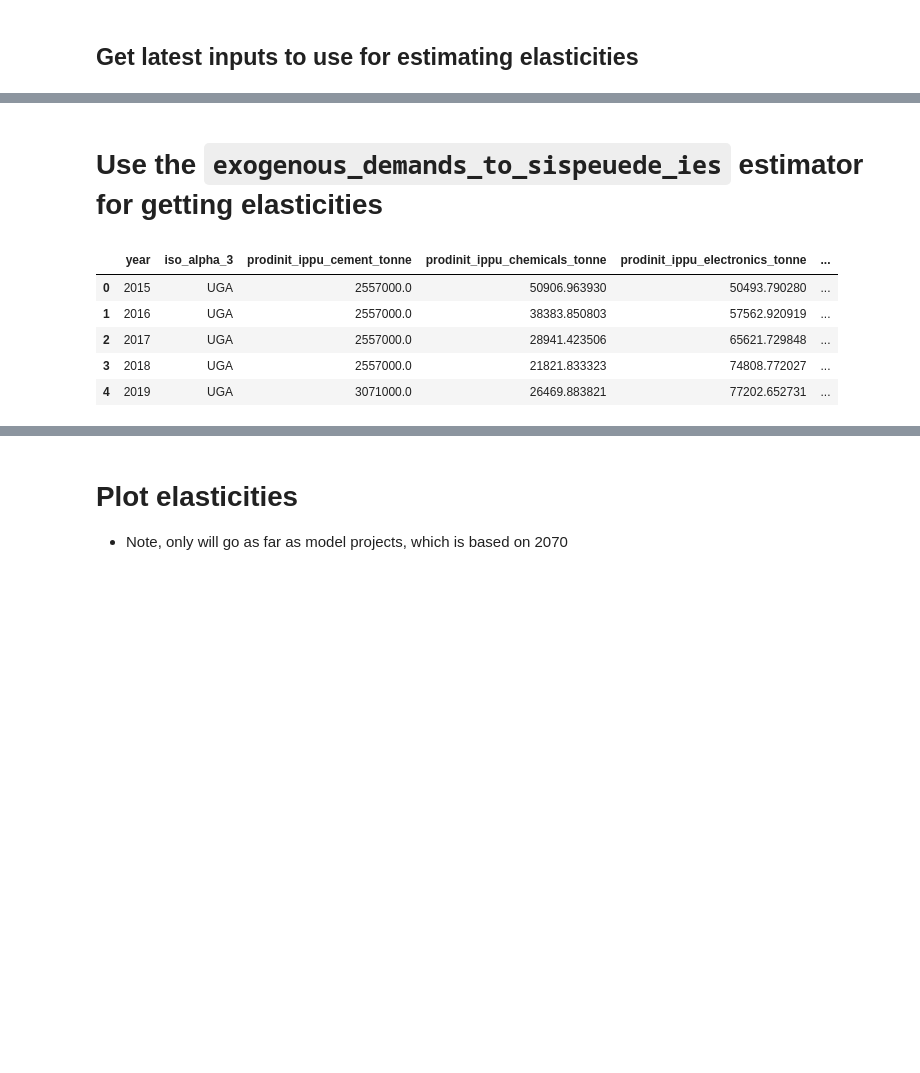
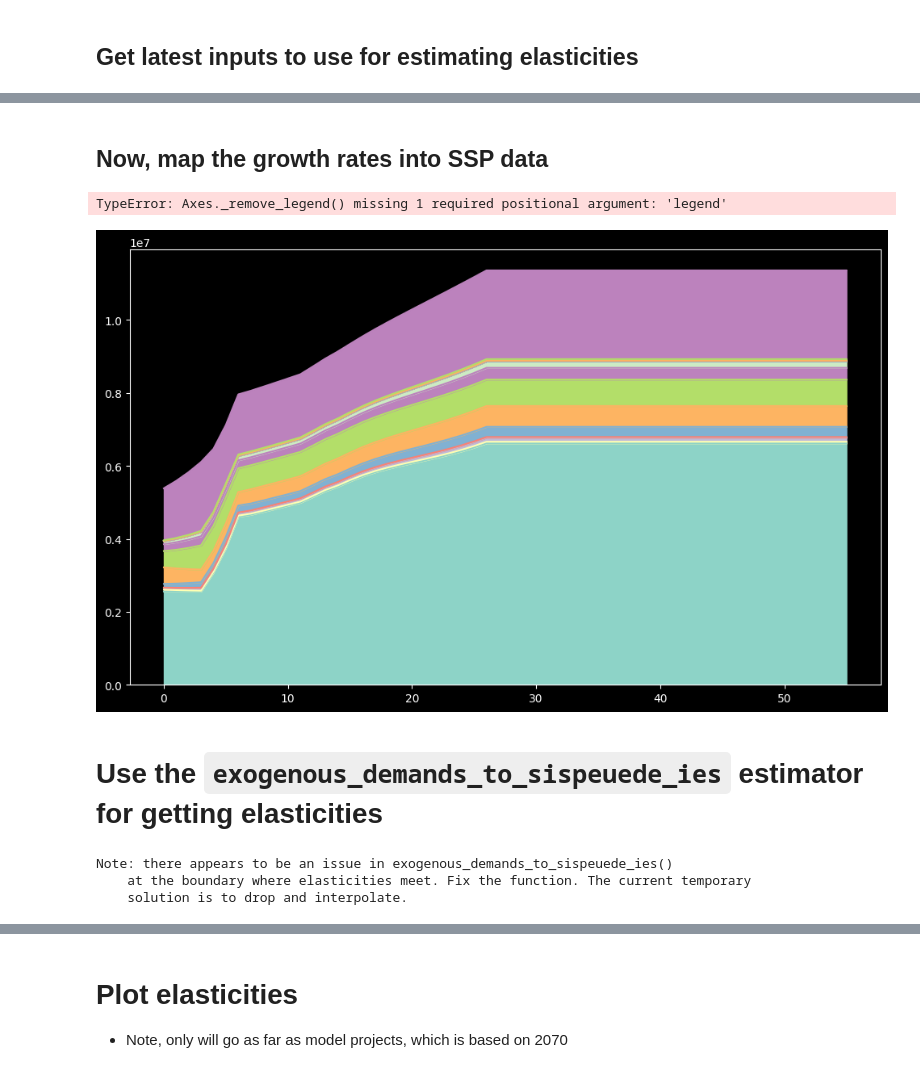
Before and after one commit to sisepuede-framework/ssp_uganda_data, a Jupyter notebook: data_processing/ELASTICITIES_INDUSTRIAL_PRODUCTION.ipynb, the cells around one changed output, grey strips where cells are left out. Cells and saved outputs as stored; diff of their text form; code cells hidden in the pictures; blank space fills up the shorter version.

```diff
--- a/data_processing/ELASTICITIES_INDUSTRIAL_PRODUCTION.ipynb
+++ b/data_processing/ELASTICITIES_INDUSTRIAL_PRODUCTION.ipynb
@@ -92,0 +161,32 @@ time_period_project_first = int(float(df_ext[time_periods.field_time_period].max
+# %%
+df_ndpiv_ests_to_vals = df_ndpiv_ests.copy()
+df_ndpiv_ests_to_vals[time_periods.field_year] += 1
+
+# get set of years to merge to s
+df_years_base = pd.DataFrame(
+    {
+        time_periods.field_year: range(
+            df_ext_by_year[time_periods.field_year].max() + 1,
+            df_ndpiv_ests_to_vals[time_periods.field_year].max() + 1,
+        )
+    }
+)
+
+# convert this to scalars
+df_ndpiv_ests_to_scalars = (
+    pd.merge(
+        df_years_base,
+        df_ndpiv_ests_to_vals,
+        how = "left"
+    )
+    .bfill()
+)
+
+# convert to scalars that are applied to the last time period
+arr_prod_proj = df_ndpiv_ests_to_scalars[all_sectors_ndpiv].to_numpy()
+arr_prod_proj = np.cumprod(
+    1 + arr_prod_proj,
+    axis = 0,
+)
+
+df_ndpiv_ests_to_scalars[all_sectors_ndpiv] = arr_prod_proj
@@ -92,0 +211,2 @@ time_period_project_first = int(float(df_ext[time_periods.field_time_period].max
+# %% [markdown]
+## Now, map the growth rates into SSP data
@@ -93,3 +290,10 @@ time_period_project_first = int(float(df_ext[time_periods.field_time_period].max
+# %%
+fig, ax = plt.subplots(figsize = (12, 7))
+modvar_prod_init.get_from_dataframe(df_inputs2).plot.area(ax = ax, legend = False)
+ax._remove_legend()
+# %% [output]
+TypeError: Axes._remove_legend() missing 1 required positional argument: 'legend'
+[figure, added]
 # %% [markdown]
 # Use the `exogenous_demands_to_sispeuede_ies` estimator for getting elasticities
 # %%
@@ -101,7 +305,7 @@ modvar_scalar = matt.get_variable(model_ippu.modvar_ippu_scalar_production, )
 
 importlib.reload(elast)
 df_prodscalar, df_elasticities, df_prodinit = elast.exogenous_demands_to_sispeuede_ies(
-    df_inputs,
+    df_inputs2,
     matt,
     modvar_prodinit,  # model_ippu.modvar_ippu_prod_qty_init,
     modvar_gdp,       # model_ippu.model_socioeconomic.modvar_econ_gdp,
@@ -117,9 +321,22 @@ df_prodscalar, df_elasticities, df_prodinit = elast.exogenous_demands_to_sispeue
 )
 
 
+# A FIX ON ELASTICITIES FOR NOW--FIX IN THE PACKAGE!
+
+print("""Note: there appears to be an issue in exogenous_demands_to_sispeuede_ies()
+    at the boundary where elasticities meet. Fix the function. The current temporary
+    solution is to drop and interpolate."""
+)
+ind_check = np.where(df_inputs2[time_periods.field_time_period] == time_period_project_first)[0][0]
+for fld in modvar_elast.fields:
+    df_elasticities[fld].iloc[ind_check - 1] = np.nan
+
+df_elasticities = df_elasticities.interpolate()
+
+
 # inputs that can be tested
-df_inputs2 = sf.match_df_to_target_df(
-    df_inputs,
+df_inputs3 = sf.match_df_to_target_df(
+    df_inputs2,
     df_elasticities,
     fields_index = [
         regions.field_iso,
@@ -128,12 +345,7 @@ df_inputs2 = sf.match_df_to_target_df(
 )
 
 #df_elasticities["elasticity_ippu_cement_production_to_gdp"]
+# %% [output]
+Note: there appears to be an issue in exogenous_demands_to_sispeuede_ies()
+    at the boundary where elasticities meet. Fix the function. The current temporary
+    solution is to drop and interpolate.
-# %%
-df_prodinit.head()
-# %% [output]
-|  | year | iso_alpha_3 | prodinit_ippu_cement_tonne | prodinit_ippu_chemicals_tonne | prodinit_ippu_electronics_tonne | ... |
-| 0 | 2015 | UGA | 2557000.0 | 50906.963930 | 50493.790280 | ... |
-| 1 | 2016 | UGA | 2557000.0 | 38383.850803 | 57562.920919 | ... |
-| 2 | 2017 | UGA | 2557000.0 | 28941.423506 | 65621.729848 | ... |
-| 3 | 2018 | UGA | 2557000.0 | 21821.833323 | 74808.772027 | ... |
-| 4 | 2019 | UGA | 3071000.0 | 26469.883821 | 77202.652731 | ... |
```
Also changed, not shown: parts of 10 cells of this notebook, 1 other file.
